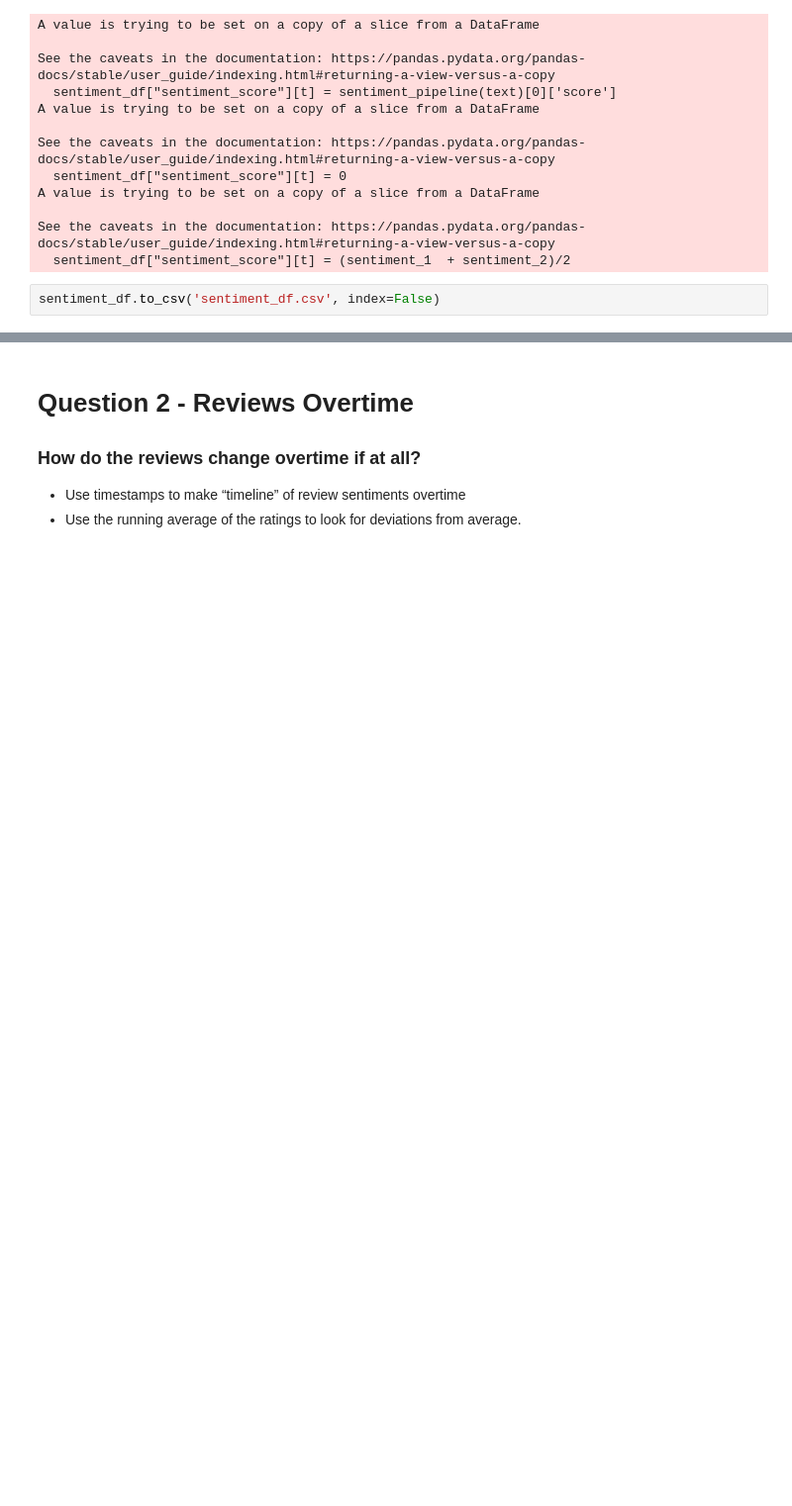
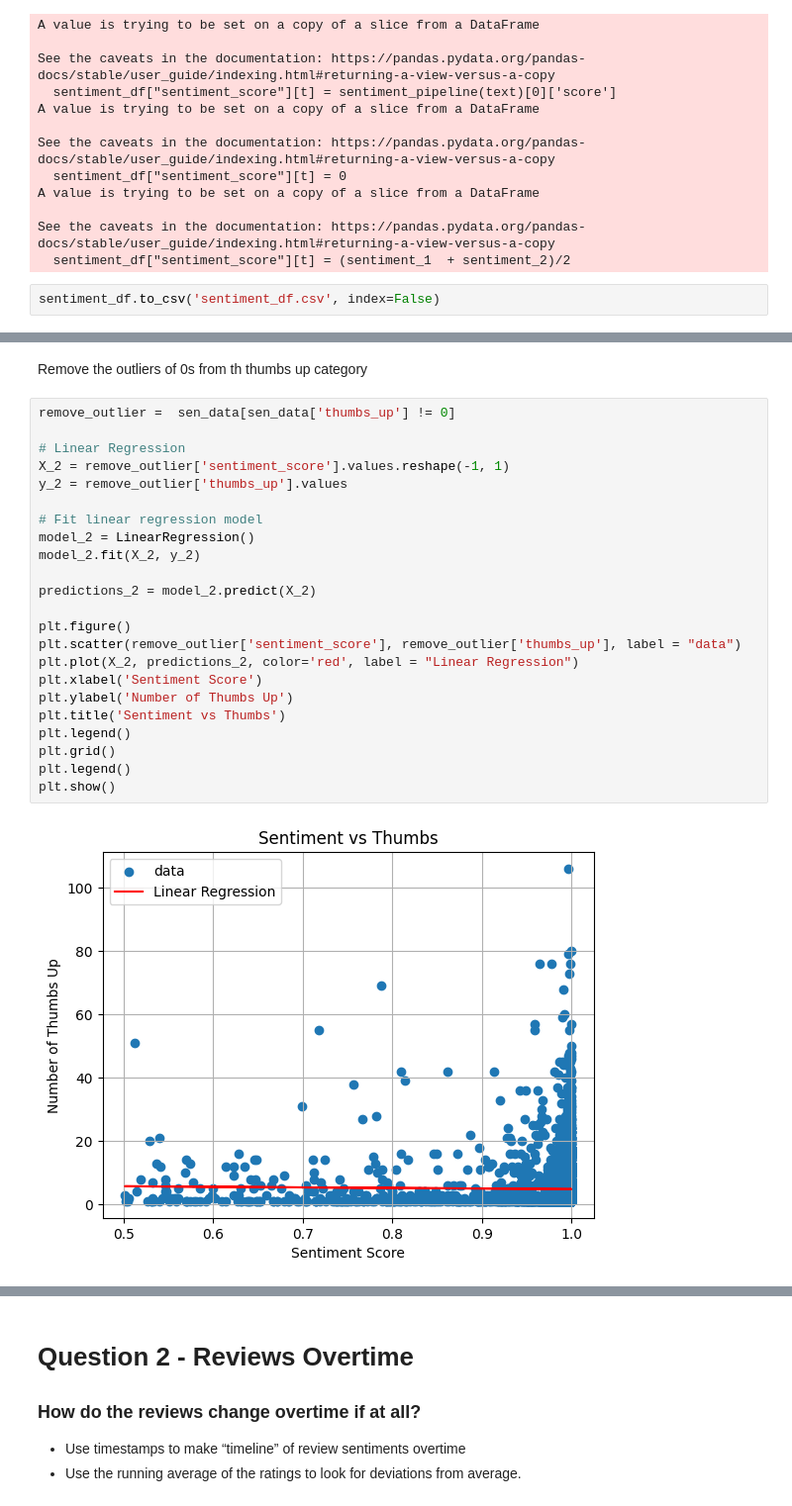
Before and after one commit to victoriab027/RecipeReviews, a Jupyter notebook: notebook.ipynb, the cells around one changed output, grey strips where cells are left out. Shown at 99% size. Saved outputs shown, nothing was run; the diff lists cells and outputs as text; blank space fills up the shorter version.

```diff
--- a/notebook.ipynb
+++ b/notebook.ipynb
@@ -118,0 +151,27 @@ sentiment_df.to_csv('sentiment_df.csv', index=False)
+# %% [markdown]
+Remove the outliers of 0s from th thumbs up category
+# %%
+remove_outlier =  sen_data[sen_data['thumbs_up'] != 0]
+
+# Linear Regression
+X_2 = remove_outlier['sentiment_score'].values.reshape(-1, 1)
+y_2 = remove_outlier['thumbs_up'].values
+
+# Fit linear regression model
+model_2 = LinearRegression()
+model_2.fit(X_2, y_2)
+
+predictions_2 = model_2.predict(X_2)
+
+plt.figure()
+plt.scatter(remove_outlier['sentiment_score'], remove_outlier['thumbs_up'], label = "data")
+plt.plot(X_2, predictions_2, color='red', label = "Linear Regression")
+plt.xlabel('Sentiment Score')
+plt.ylabel('Number of Thumbs Up')
+plt.title('Sentiment vs Thumbs')
+plt.legend()
+plt.grid()
+plt.legend()
+plt.show()
+# %% [output]
+[figure, added]
```
Also changed, not shown: parts of 12 cells of this notebook.
